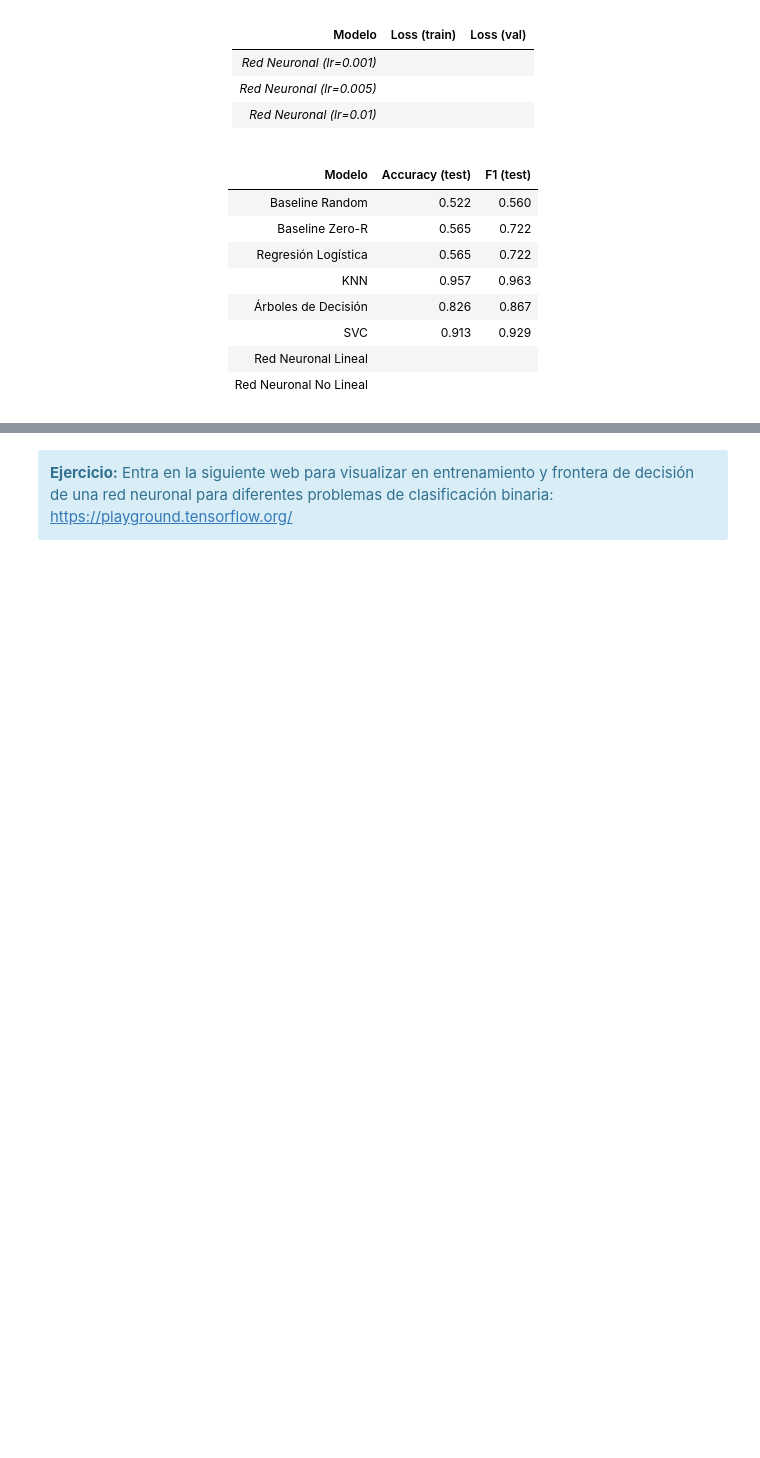
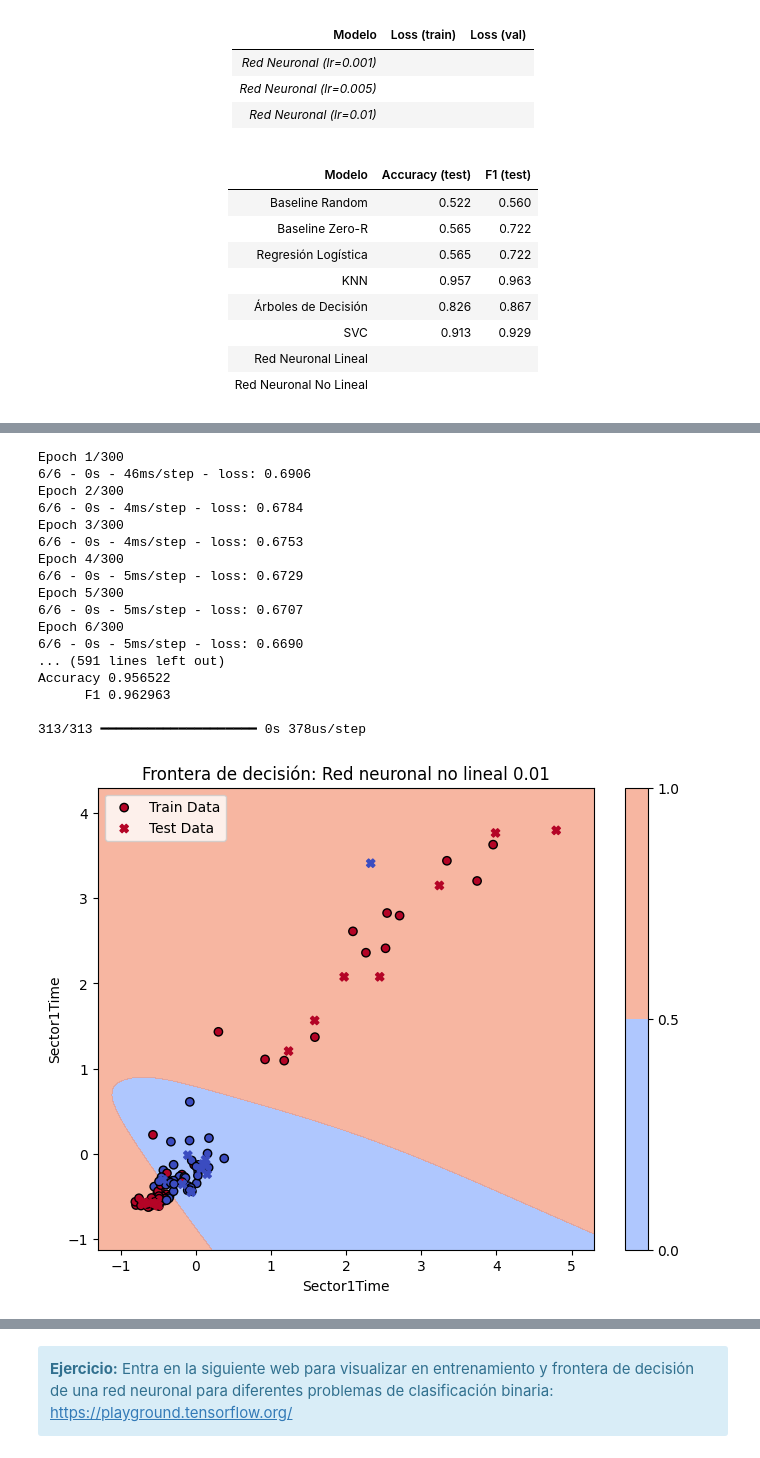
Before and after one commit to medinafdzz/Sistemas-Inteligentes, a Jupyter notebook: prácticas/ES/P4/P4.2-Redes neuronales (Clasificación).ipynb, the cells around one changed output, grey strips where cells are left out. Saved outputs shown, nothing was run; the diff lists cells and outputs as text; code cells hidden in the pictures; blank space fills up the shorter version.

```diff
--- a/prácticas/ES/P4/P4.2-Redes neuronales (Clasificación).ipynb
+++ b/prácticas/ES/P4/P4.2-Redes neuronales (Clasificación).ipynb
@@ -433,9 +603,32 @@ model_2 = red_neuronal_dos(learning_rate = 0.001)
 # %%
 # Entrenar modelo final (sin validación)
 # Tu código aquí
+model_4 = red_neuronal_dos(learning_rate=0.01)
+history_4 = model_4.fit(X_train,Y_train, batch_size= 16, epochs = 300, verbose = 2) #quitar validation split cuando ya se sabe el mejor loss
 
 # Evaluar en test
 # Tu código aquí
+pred_model_4 = model_4.predict(X_test)
 
 # Frontera de decisión
 # Tu código aquí
+plot_decision_boundary(X_train, Y_train, X_test, Y_test, model_4, "Red neuronal no lineal 0.01")
+# %% [output]
+Epoch 1/300
+6/6 - 0s - 46ms/step - loss: 0.6906
+Epoch 2/300
+6/6 - 0s - 4ms/step - loss: 0.6784
+Epoch 3/300
+6/6 - 0s - 4ms/step - loss: 0.6753
+Epoch 4/300
+6/6 - 0s - 5ms/step - loss: 0.6729
+Epoch 5/300
+6/6 - 0s - 5ms/step - loss: 0.6707
+Epoch 6/300
+6/6 - 0s - 5ms/step - loss: 0.6690
+... (591 lines left out)
+Accuracy 0.956522
+      F1 0.962963
+
+313/313 ━━━━━━━━━━━━━━━━━━━━ 0s 378us/step
+[figure, added]
```
Also changed, not shown: parts of 25 cells of this notebook.
